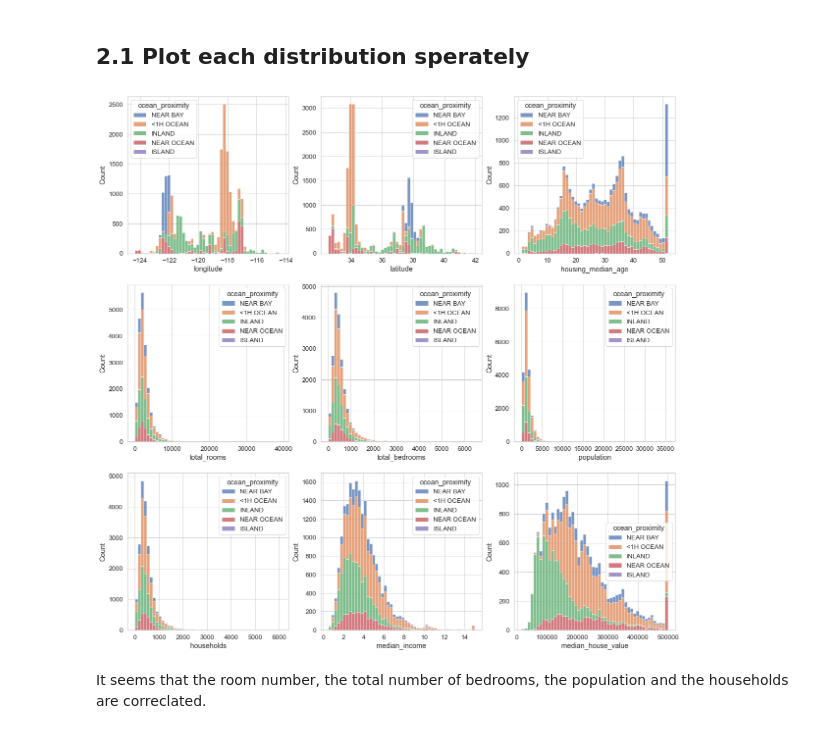
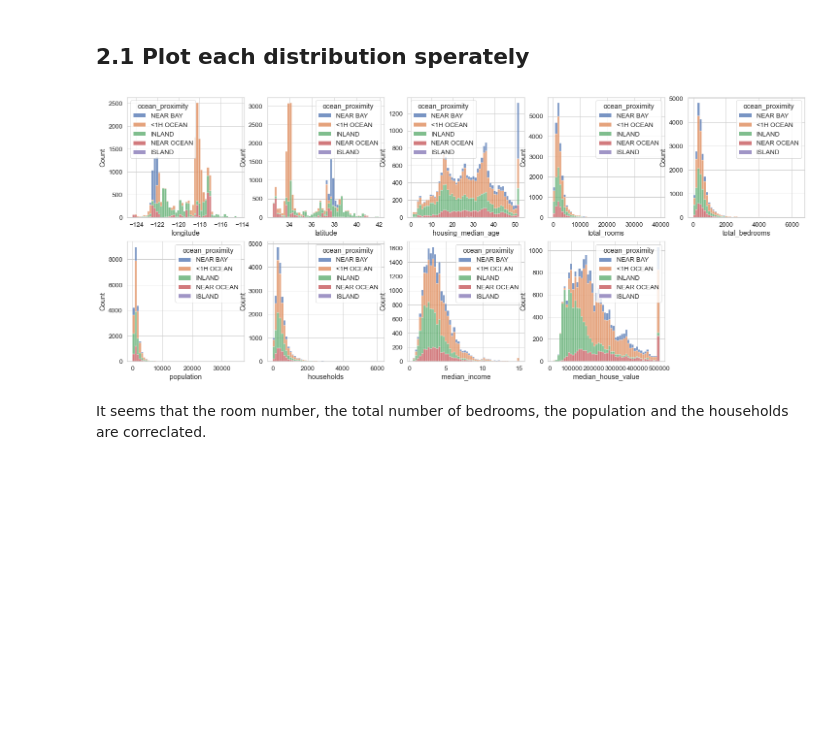
Before and after one commit to BZoennchen/hands-on-ml, a Jupyter notebook: chapter2/housing-prices.ipynb, the cells around one changed output. Cells and saved outputs as stored; diff of their text form; code cells hidden in the pictures; blank space fills up the shorter version.

```diff
--- a/chapter2/housing-prices.ipynb
+++ b/chapter2/housing-prices.ipynb
@@ -108,23 +108,24 @@ data.describe()
 # %% [markdown]
 ## 2.1 Plot each distribution sperately
 # %%
-def plot_all(rows=3, cols=3, figsize=(20, 20)):
+def plot_all(rows=2, cols=5, figsize=(5*5,5*2)):
     f = plt.figure(figsize=figsize)
     gs = f.add_gridspec(rows, cols)
     row = 0
     col = 0
     index = 0
     for key in data:
         if data[key].dtypes == float:
             ax = f.add_subplot(gs[index//cols, index%cols])
             sns.histplot(data=data, x=key, ax=ax, bins=50, hue='ocean_proximity', multiple="stack")
             index += 1
+    f.savefig('./plots/histos.png', bbox_inches='tight')
 
 plot_all()
 # longitude => Längengrad
 # latitude => Breitengrad
 # %% [output]
-[figure, old version]
+[figure, new version]
 # %% [markdown]
 It seems that the room number, the total number of bedrooms, the population and the households are correclated.
 # %%
```
Also changed, not shown: parts of 6 cells of this notebook, 16 other files.
